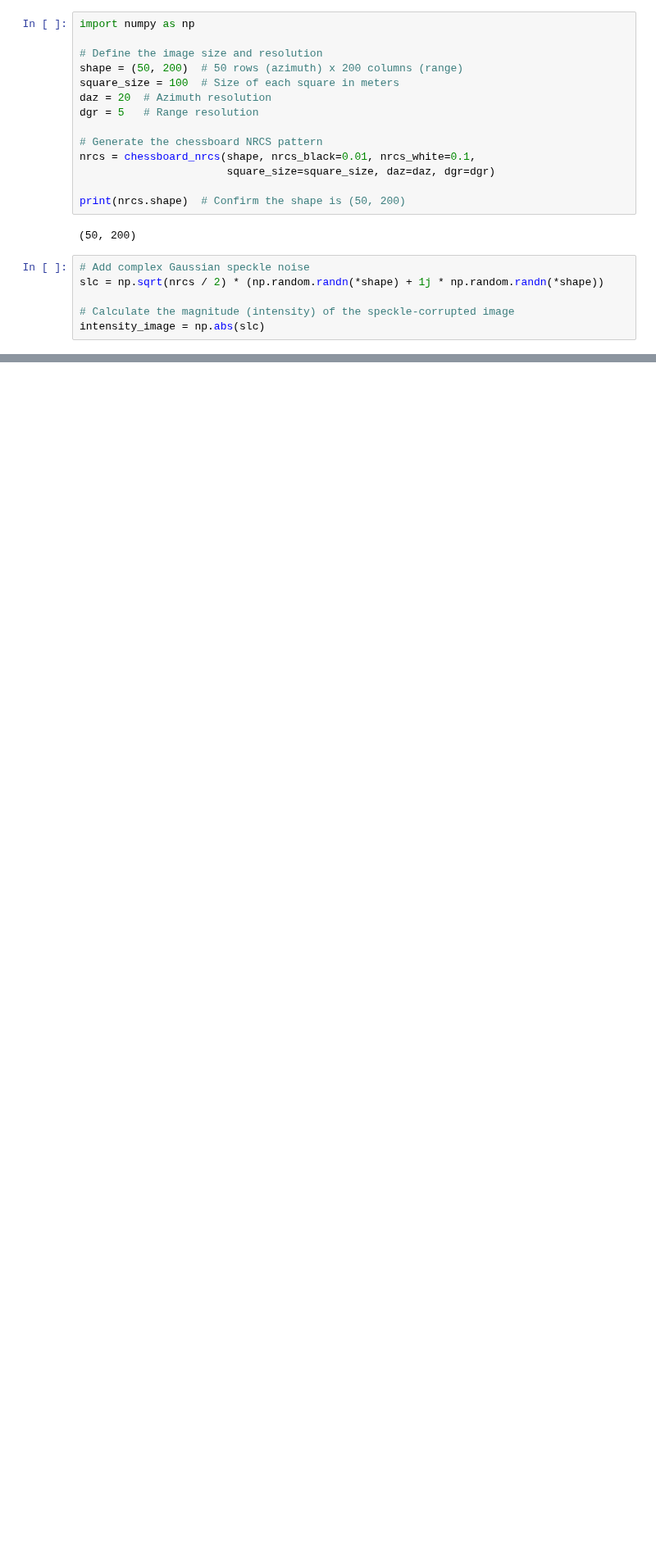
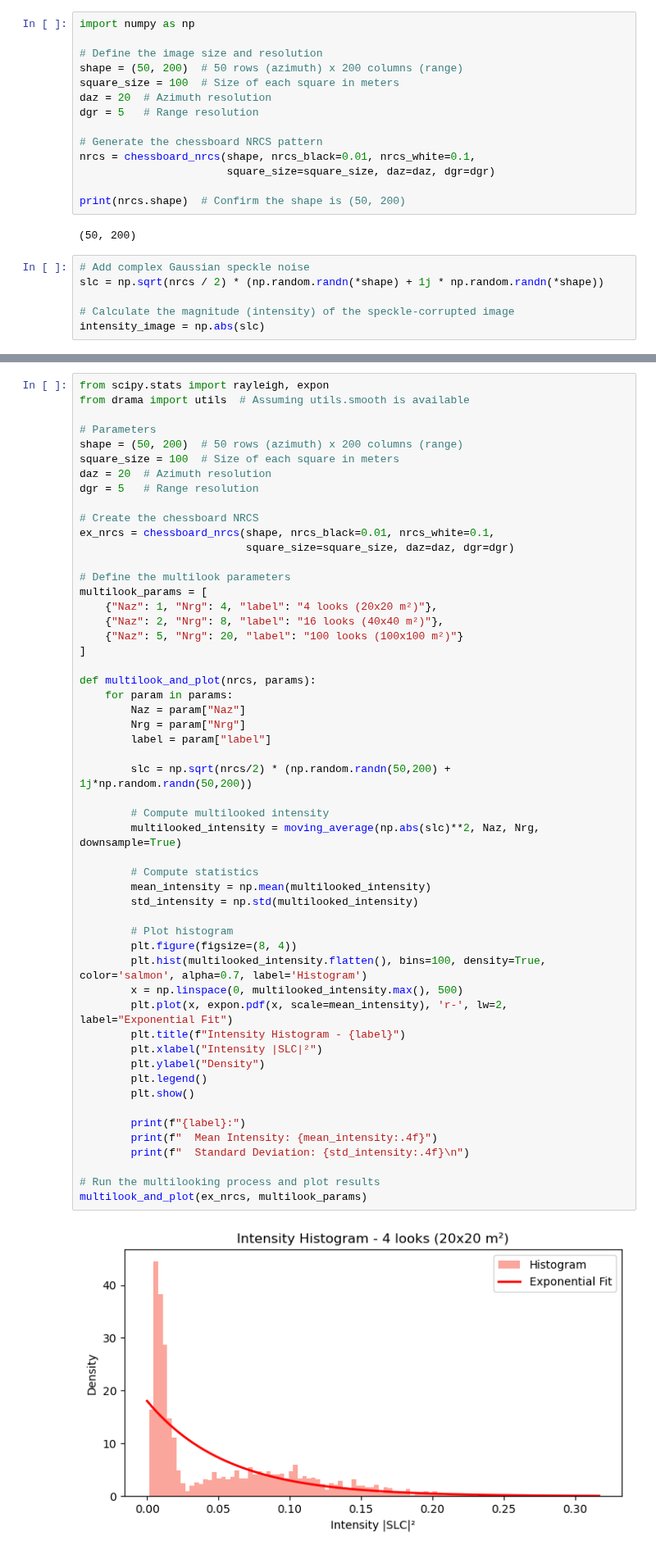
Before and after one commit to debnovalina/PPESO-Practical, a Jupyter notebook: practical_Paco_W6/RadarModelTips.ipynb, the cells around one changed output, grey strips where cells are left out. Shown at 82% size. Cells and saved outputs as stored; diff of their text form; blank space fills up the shorter version.

```diff
--- a/practical_Paco_W6/RadarModelTips.ipynb
+++ b/practical_Paco_W6/RadarModelTips.ipynb
@@ -126,0 +127,55 @@ plt.show()
+# %%
+from scipy.stats import rayleigh, expon
+from drama import utils  # Assuming utils.smooth is available
+
+# Parameters
+shape = (50, 200)  # 50 rows (azimuth) x 200 columns (range)
+square_size = 100  # Size of each square in meters
+daz = 20  # Azimuth resolution
+dgr = 5   # Range resolution
+
+# Create the chessboard NRCS
+ex_nrcs = chessboard_nrcs(shape, nrcs_black=0.01, nrcs_white=0.1,
+                          square_size=square_size, daz=daz, dgr=dgr)
+
+# Define the multilook parameters
+multilook_params = [
+    {"Naz": 1, "Nrg": 4, "label": "4 looks (20x20 m²)"},
+    {"Naz": 2, "Nrg": 8, "label": "16 looks (40x40 m²)"},
+    {"Naz": 5, "Nrg": 20, "label": "100 looks (100x100 m²)"}
+]
+
+def multilook_and_plot(nrcs, params):
+    for param in params:
+        Naz = param["Naz"]
+        Nrg = param["Nrg"]
+        label = param["label"]
+
+        slc = np.sqrt(nrcs/2) * (np.random.randn(50,200) + 1j*np.random.randn(50,200))
+
+        # Compute multilooked intensity
+        multilooked_intensity = moving_average(np.abs(slc)**2, Naz, Nrg, downsample=True)
+
+        # Compute statistics
+        mean_intensity = np.mean(multilooked_intensity)
+        std_intensity = np.std(multilooked_intensity)
+
+        # Plot histogram
+        plt.figure(figsize=(8, 4))
+        plt.hist(multilooked_intensity.flatten(), bins=100, density=True, color='salmon', alpha=0.7, label='Histogram')
+        x = np.linspace(0, multilooked_intensity.max(), 500)
+        plt.plot(x, expon.pdf(x, scale=mean_intensity), 'r-', lw=2, label="Exponential Fit")
+        plt.title(f"Intensity Histogram - {label}")
+        plt.xlabel("Intensity |SLC|²")
+        plt.ylabel("Density")
+        plt.legend()
+        plt.show()
+
+        print(f"{label}:")
+        print(f"  Mean Intensity: {mean_intensity:.4f}")
+        print(f"  Standard Deviation: {std_intensity:.4f}\n")
+
+# Run the multilooking process and plot results
+multilook_and_plot(ex_nrcs, multilook_params)
+# %% [output]
+[figure, added]
```
Also changed, not shown: parts of 6 cells of this notebook, 1 other file.
